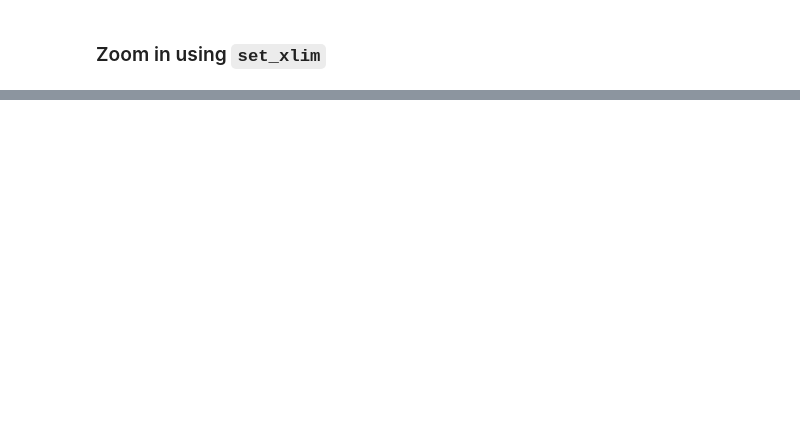
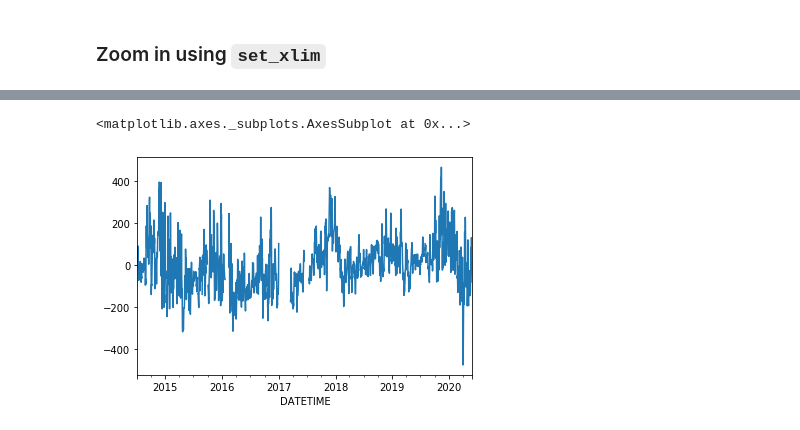
Before and after one commit to ldeo-arctictides/tidegauges-historical, a Jupyter notebook: test_read_pmsml.ipynb, the cells around one changed output, grey strips where cells are left out. Drawn from its saved outputs; the diff is of its cells as text; code cells hidden in the pictures; blank space fills up the shorter version.

```diff
--- a/test_read_pmsml.ipynb
+++ b/test_read_pmsml.ipynb
@@ -157,0 +162,5 @@ ax.set_xlim(pd.Timestamp('2015-02-15'), pd.Timestamp('2015-07-01'))
+# %%
+(df['Z'] - df['Z'].mean()).plot()
+# %% [output]
+<matplotlib.axes._subplots.AxesSubplot at 0x...>
+[figure, added]
```
Also changed, not shown: parts of 7 cells of this notebook, 4 other files.
